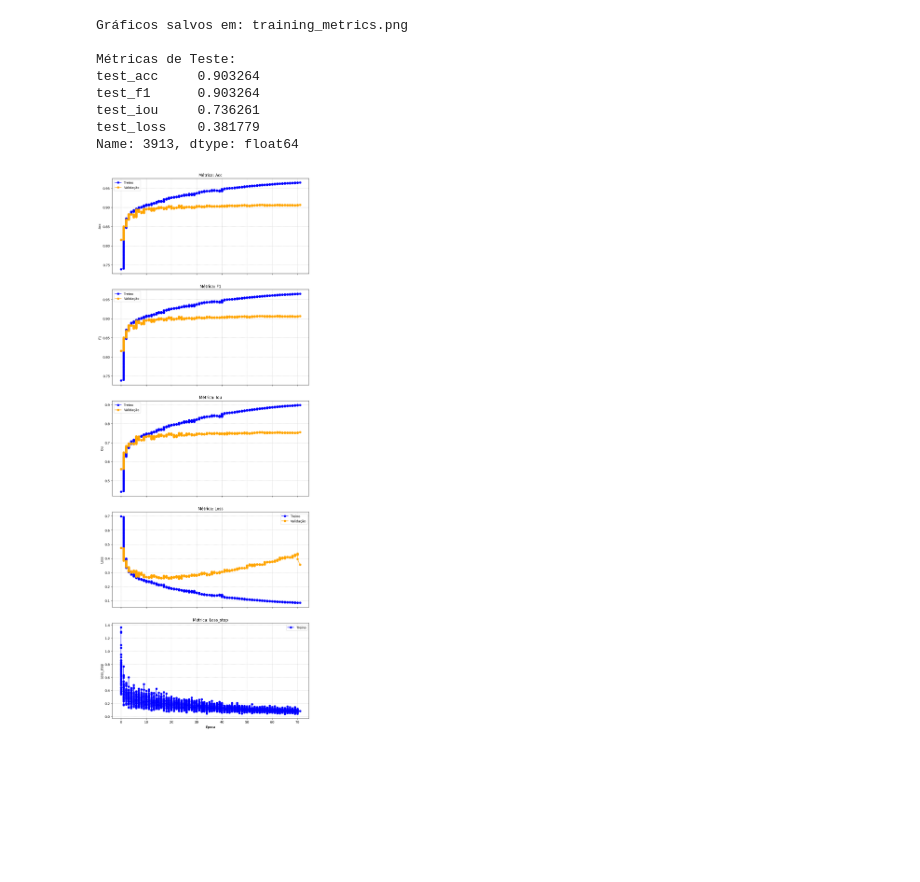
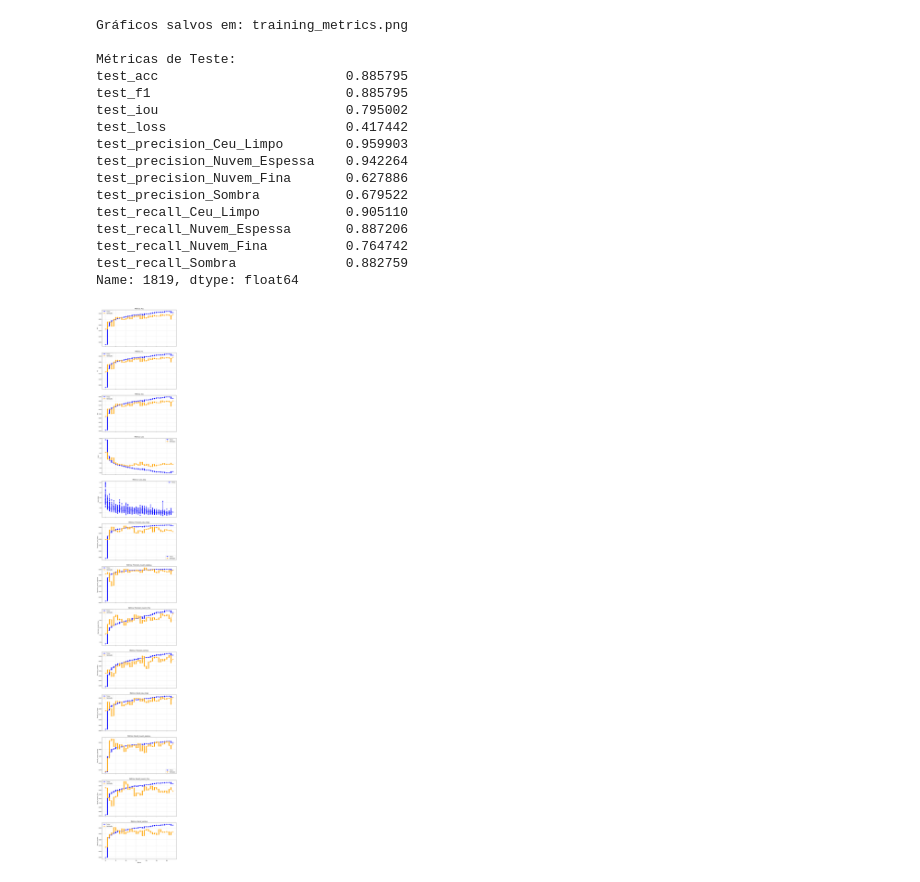
Before and after one commit to Alanbreno/cloud_detection_paper, a Jupyter notebook: evaluate_log.ipynb, the cells around one changed output. Drawn from its saved outputs; the diff is of its cells as text; code cells hidden in the pictures; blank space fills up the shorter version.

Commit message:
testando segformer com calculo de erro com pesos.

```diff
--- a/evaluate_log.ipynb
+++ b/evaluate_log.ipynb
@@ -75,40 +75,48 @@ def plot_metrics(csv_path):
         ax.set_ylabel(metric.capitalize())
         ax.set_title(f'Métrica: {metric.capitalize()}')
         ax.legend()
         ax.grid(True, which='both', linestyle='--', linewidth=0.5)
 
     axes[-1].set_xlabel('Época')
     fig.tight_layout(pad=3.0)
 
     # Salvar a figura
     save_path = 'training_metrics.png'
     #plt.savefig(save_path)
     print(f"Gráficos salvos em: {save_path}")
 
     # Exibir as métricas de teste, se existirem
     test_metrics = [col for col in metrics_df.columns if 'test_' in col]
     if test_metrics:
         print("\nMétricas de Teste:")
         # Pega a primeira linha que não seja NaN para as métricas de teste
         test_results = metrics_df[test_metrics].dropna().iloc[0]
         print(test_results)
 
 
 # --- Como usar ---
 # Coloque o caminho para o seu arquivo de métricas aqui
 # Por exemplo: 'lightning_logs/version_0/metrics.csv'
-csv_file_path = "C:\\Users\\alanb\\Documents\\lightning_logs\\l1c_segformer_mit-b2_4bandas\\version_0\\metrics.csv"
+csv_file_path = "/workspace/cloud_detection_paper/scripts_train/lightning_logs/l1c_segformer_mit-b2_4bandas/version_0/metrics.csv"
 plot_metrics(csv_file_path)
 # %% [output]
 Gráficos salvos em: training_metrics.png
 
 Métricas de Teste:
-test_acc     0.903264
-test_f1      0.903264
-test_iou     0.736261
-test_loss    0.381779
-Name: 3913, dtype: float64
+test_acc                        0.885795
+test_f1                         0.885795
+test_iou                        0.795002
+test_loss                       0.417442
+test_precision_Ceu_Limpo        0.959903
+test_precision_Nuvem_Espessa    0.942264
+test_precision_Nuvem_Fina       0.627886
+test_precision_Sombra           0.679522
+test_recall_Ceu_Limpo           0.905110
+test_recall_Nuvem_Espessa       0.887206
+test_recall_Nuvem_Fina          0.764742
+test_recall_Sombra              0.882759
+Name: 1819, dtype: float64
-[figure, old version]
+[figure, new version]
 # %%
 import pandas as pd
 import matplotlib.pyplot as plt
```
Also changed, not shown: parts of 1 cell of this notebook, 5 other files.
